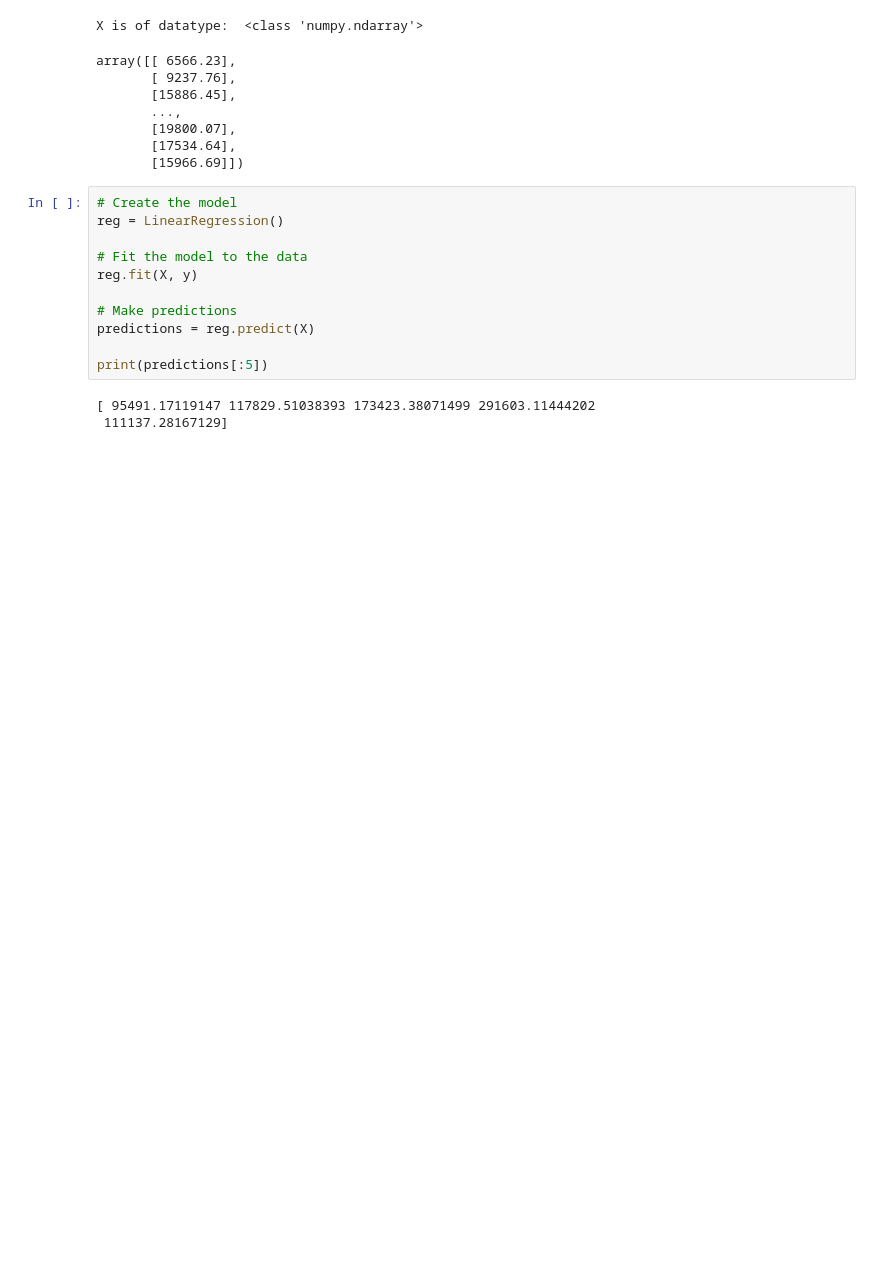
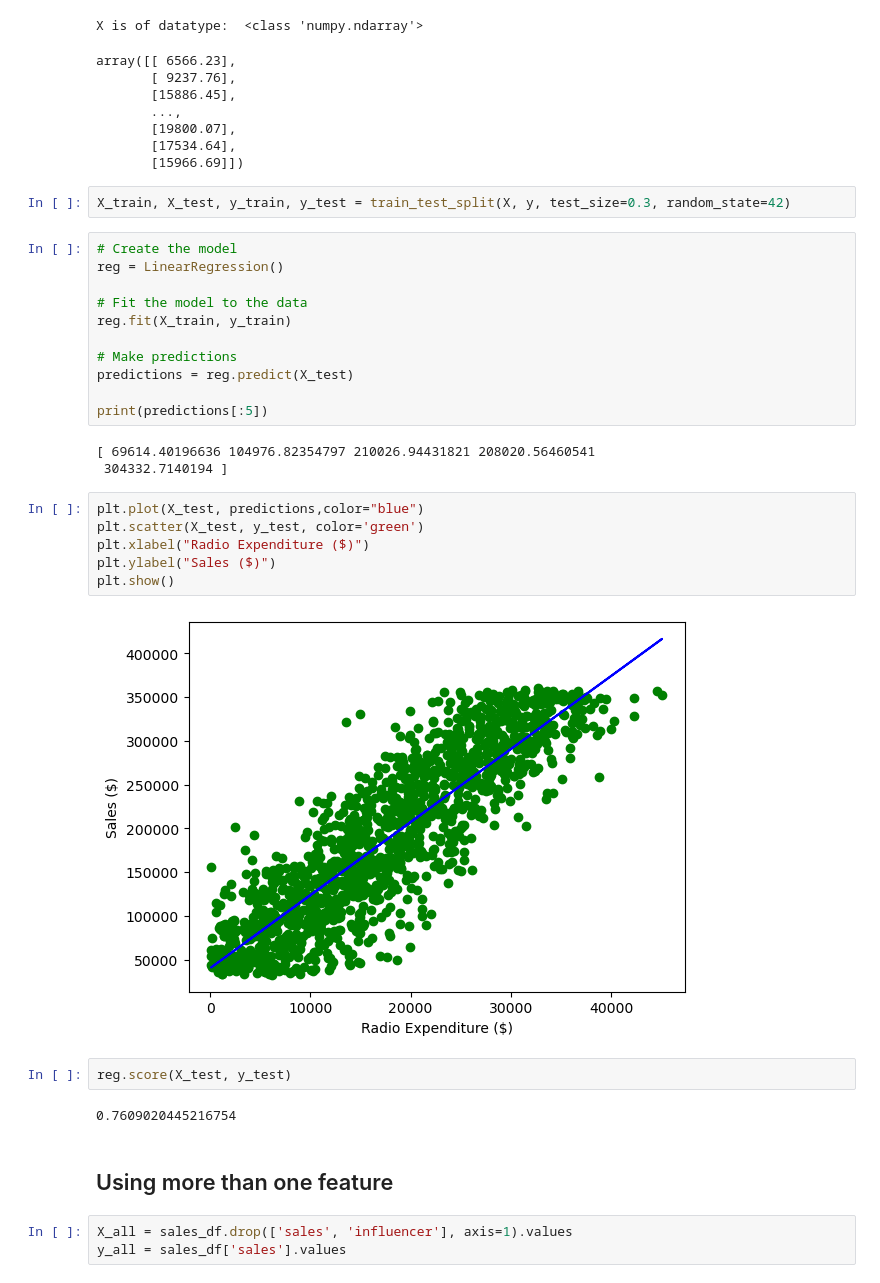
Before and after one commit to endiesworld/ML_projects, a Jupyter notebook: supervised-learning/Regression-problem/linearRegression.ipynb, the cells around one changed output. Cells and saved outputs as stored; diff of their text form; blank space fills up the shorter version.

```diff
--- a/supervised-learning/Regression-problem/linearRegression.ipynb
+++ b/supervised-learning/Regression-problem/linearRegression.ipynb
@@ -49,17 +191,36 @@ array([[ 6566.23],
        [19800.07],
        [17534.64],
        [15966.69]])
+# %%
+X_train, X_test, y_train, y_test = train_test_split(X, y, test_size=0.3, random_state=42)
 # %%
 # Create the model
 reg = LinearRegression()
 
 # Fit the model to the data
-reg.fit(X, y)
+reg.fit(X_train, y_train)
 
 # Make predictions
-predictions = reg.predict(X)
+predictions = reg.predict(X_test)
 
 print(predictions[:5])
 # %% [output]
-[ 95491.17119147 117829.51038393 173423.38071499 291603.11444202
- 111137.28167129]
+[ 69614.40196636 104976.82354797 210026.94431821 208020.56460541
+ 304332.7140194 ]
+# %%
+plt.plot(X_test, predictions,color="blue")
+plt.scatter(X_test, y_test, color='green')
+plt.xlabel("Radio Expenditure ($)")
+plt.ylabel("Sales ($)")
+plt.show()
+# %% [output]
+[figure, added]
+# %%
+reg.score(X_test, y_test)
+# %% [output]
+0.7609020445216754
+# %% [markdown]
+## Using more than one feature
+# %%
+X_all = sales_df.drop(['sales', 'influencer'], axis=1).values
+y_all = sales_df['sales'].values
```
Also changed, not shown: parts of 17 cells of this notebook, 4 other files.
